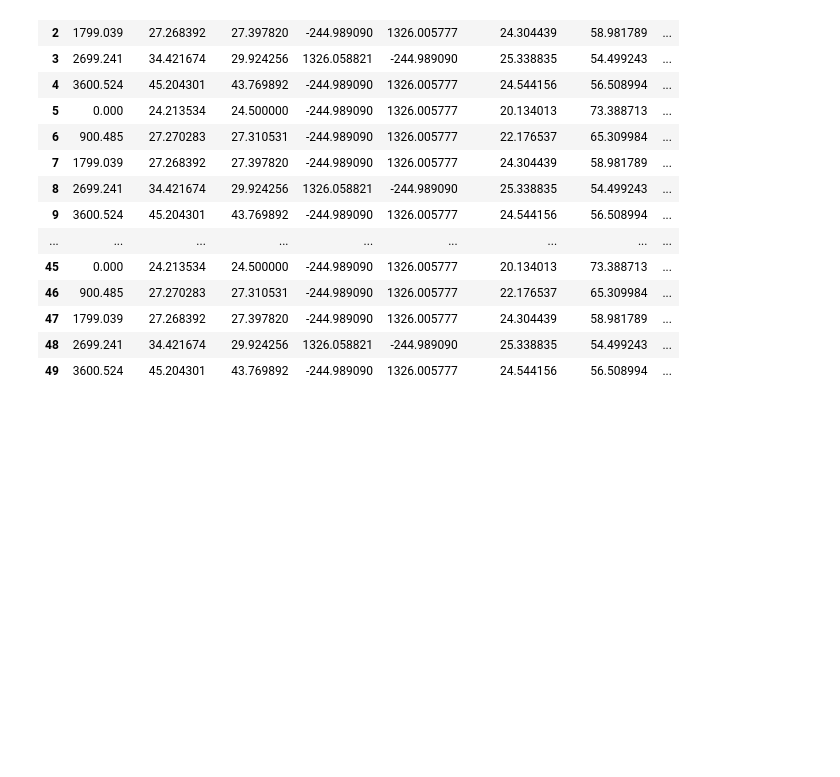
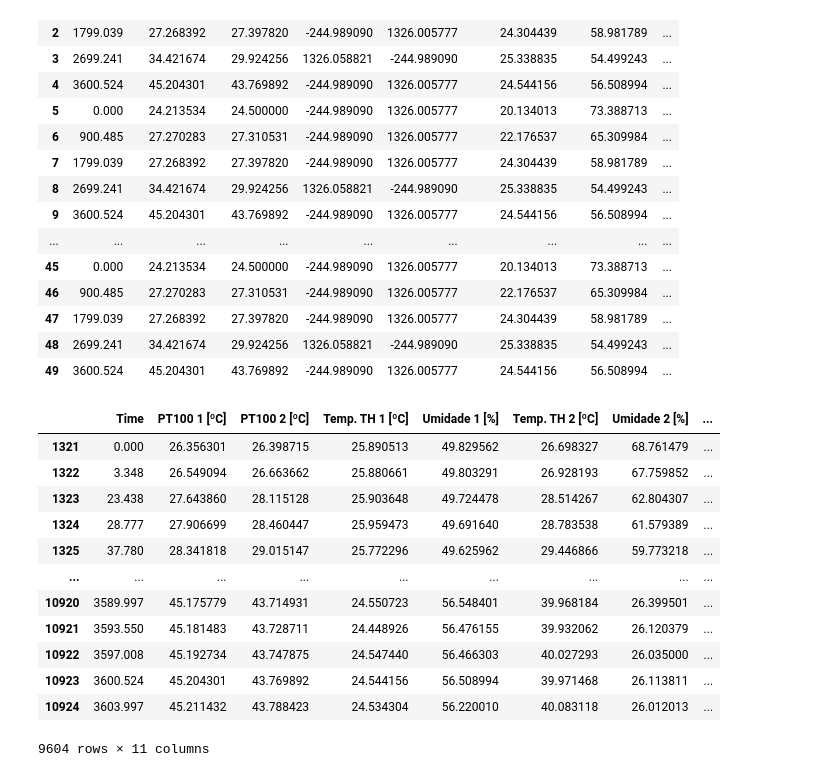
Before and after one commit to Raphael-Marchetti-Calciolari/projects-tcc-imt-2023, a Jupyter notebook: scripts/dataDigestor.ipynb, the cells around one changed output. Cells and saved outputs as stored; diff of their text form; code cells hidden in the pictures; blank space fills up the shorter version.

```diff
--- a/scripts/dataDigestor.ipynb
+++ b/scripts/dataDigestor.ipynb
@@ -76,6 +76,21 @@ class DataDiggestor:
 					final_df = pd.concat([final_df, pd.DataFrame([line])], ignore_index=True)
 
 		return final_df
+
+	def get_dfs_without_humidity(self, data_path:str):
+		final_df = pd.DataFrame()
+
+		for filename in os.listdir(data_path):
+			f = os.path.join(data_path, filename)
+			if os.path.isfile(f):
+				essay_number = f.split('\\')[1].split('E')[1][0:2]
+				if (filename.startswith('E')):
+					df = pd.read_excel(f)
+					df = self._convert_time_column_to_relative_seconds(df)
+					df['Ensaio'] = int(essay_number)
+					final_df = pd.concat([final_df, df], ignore_index=True)
+
+		return final_df.dropna()
 # %%
 data_path = '../data/collected_data'
 
@@ -99,3 +114,22 @@ display(diggestor.diggest_files_into_single_dataframe(data_path))
 | 47 | 1799.039 | 27.268392 | 27.397820 | -244.989090 | 1326.005777 | 24.304439 | 58.981789 | ... |
 | 48 | 2699.241 | 34.421674 | 29.924256 | 1326.058821 | -244.989090 | 25.338835 | 54.499243 | ... |
 | 49 | 3600.524 | 45.204301 | 43.769892 | -244.989090 | 1326.005777 | 24.544156 | 56.508994 | ... |
+# %%
+data_path = '../data/collected_data'
+
+diggestor = DataDiggestor()
+display(diggestor.get_dfs_without_humidity(data_path))
+# %% [output]
+|  | Time | PT100 1 [ºC] | PT100 2 [ºC] | Temp. TH 1 [ºC] | Umidade 1 [%] | Temp. TH 2 [ºC] | Umidade 2 [%] | ... |
+| 1321 | 0.000 | 26.356301 | 26.398715 | 25.890513 | 49.829562 | 26.698327 | 68.761479 | ... |
+| 1322 | 3.348 | 26.549094 | 26.663662 | 25.880661 | 49.803291 | 26.928193 | 67.759852 | ... |
+| 1323 | 23.438 | 27.643860 | 28.115128 | 25.903648 | 49.724478 | 28.514267 | 62.804307 | ... |
+| 1324 | 28.777 | 27.906699 | 28.460447 | 25.959473 | 49.691640 | 28.783538 | 61.579389 | ... |
+| 1325 | 37.780 | 28.341818 | 29.015147 | 25.772296 | 49.625962 | 29.446866 | 59.773218 | ... |
+| ... | ... | ... | ... | ... | ... | ... | ... | ... |
+| 10920 | 3589.997 | 45.175779 | 43.714931 | 24.550723 | 56.548401 | 39.968184 | 26.399501 | ... |
+| 10921 | 3593.550 | 45.181483 | 43.728711 | 24.448926 | 56.476155 | 39.932062 | 26.120379 | ... |
+| 10922 | 3597.008 | 45.192734 | 43.747875 | 24.547440 | 56.466303 | 40.027293 | 26.035000 | ... |
+| 10923 | 3600.524 | 45.204301 | 43.769892 | 24.544156 | 56.508994 | 39.971468 | 26.113811 | ... |
+| 10924 | 3603.997 | 45.211432 | 43.788423 | 24.534304 | 56.220010 | 40.083118 | 26.012013 | ... |
+9604 rows × 11 columns
```
Also changed, not shown: 11 other files.
